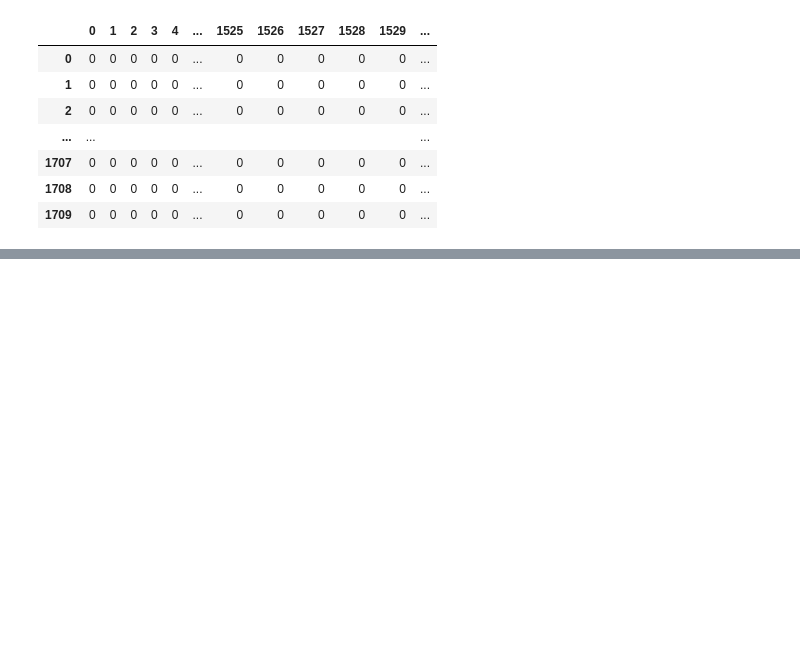
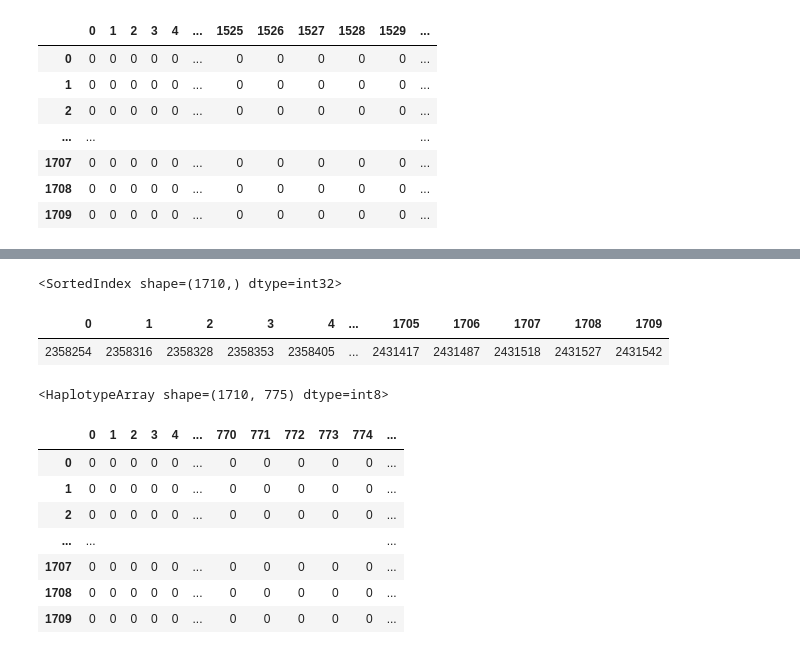
Before and after one commit to cclarkson/agam-vgsc-report, a Jupyter notebook: notebooks/Networks_2_directors_cut_redux.ipynb, the cells around one changed output, grey strips where cells are left out. Saved outputs shown, nothing was run; the diff lists cells and outputs as text; code cells hidden in the pictures; blank space fills up the shorter version.

```diff
--- a/notebooks/Networks_2_directors_cut_redux.ipynb
+++ b/notebooks/Networks_2_directors_cut_redux.ipynb
@@ -85,0 +67,7 @@ len(hap_pops)
+# %%
+pos = pos_phased_region[loc]
+pos
+# %% [output]
+<SortedIndex shape=(1710,) dtype=int32>
+| 0 | 1 | 2 | 3 | 4 | ... | 1705 | 1706 | 1707 | 1708 | 1709 |
+| 2358254 | 2358316 | 2358328 | 2358353 | 2358405 | ... | 2431417 | 2431487 | 2431518 | 2431527 | 2431542 |
@@ -85,0 +83,12 @@ len(hap_pops)
+# %%
+h_vgsc_995F
+# %% [output]
+<HaplotypeArray shape=(1710, 775) dtype=int8>
+|  | 0 | 1 | 2 | 3 | 4 | ... | 770 | 771 | 772 | 773 | 774 | ... |
+| 0 | 0 | 0 | 0 | 0 | 0 | ... | 0 | 0 | 0 | 0 | 0 | ... |
+| 1 | 0 | 0 | 0 | 0 | 0 | ... | 0 | 0 | 0 | 0 | 0 | ... |
+| 2 | 0 | 0 | 0 | 0 | 0 | ... | 0 | 0 | 0 | 0 | 0 | ... |
+| ... | ... |  |  |  |  |  |  |  |  |  |  | ... |
+| 1707 | 0 | 0 | 0 | 0 | 0 | ... | 0 | 0 | 0 | 0 | 0 | ... |
+| 1708 | 0 | 0 | 0 | 0 | 0 | ... | 0 | 0 | 0 | 0 | 0 | ... |
+| 1709 | 0 | 0 | 0 | 0 | 0 | ... | 0 | 0 | 0 | 0 | 0 | ... |
```
Also changed, not shown: parts of 10 cells of this notebook.
